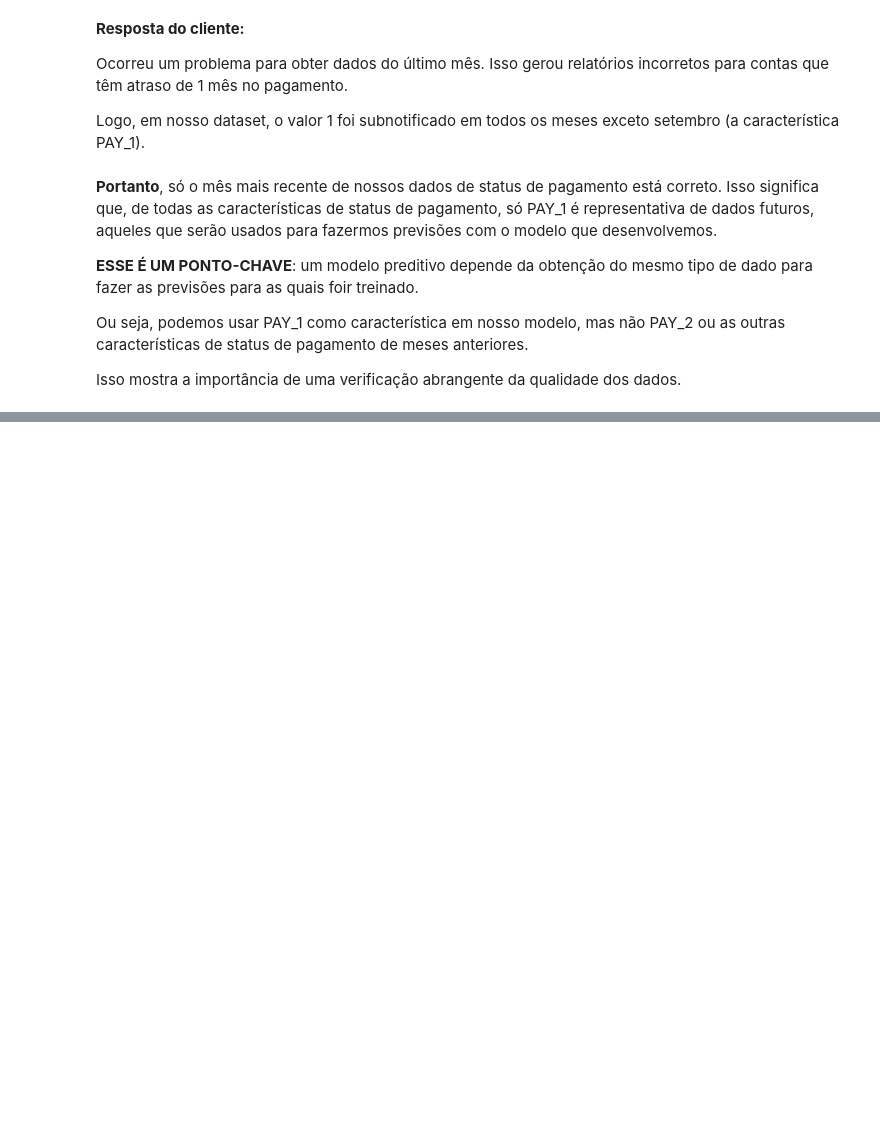
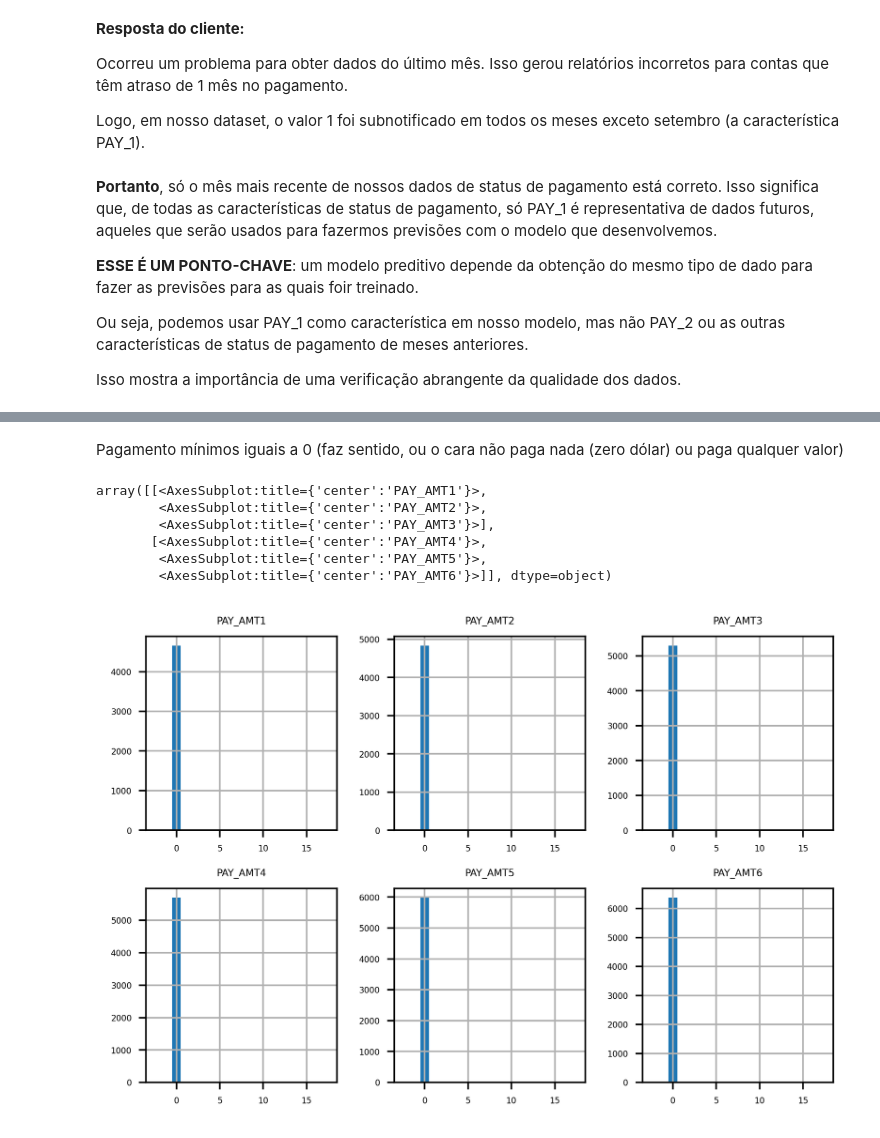
Before and after one commit to renatogcruz/pos_data_science_analytics, a Jupyter notebook: data_science/projetos_de_ciencias_de_dados_com_python/Cap_01/Cap. 01 - Exploração e limpeza de dados.ipynb, the cells around one changed output, grey strips where cells are left out. Cells and saved outputs as stored; diff of their text form; code cells hidden in the pictures; blank space fills up the shorter version.

```diff
--- a/data_science/projetos_de_ciencias_de_dados_com_python/Cap_01/Cap. 01 - Exploração e limpeza de dados.ipynb
+++ b/data_science/projetos_de_ciencias_de_dados_com_python/Cap_01/Cap. 01 - Exploração e limpeza de dados.ipynb
@@ -1114,0 +1193,15 @@ página 63 ...
+# %% [markdown]
+Pagamento mínimos iguais a 0 (faz sentido, ou o cara não paga nada (zero dólar) ou paga qualquer valor)
+# %%
+# 5 - Plote um histograma das características de pagamento da fatura (página 65)
+
+mpl.rcParams['font.size'] = 4
+df[previous_pay_list].hist(bins=pay_1_bins, layout=(2, 3))
+# %% [output]
+array([[<AxesSubplot:title={'center':'PAY_AMT1'}>,
+        <AxesSubplot:title={'center':'PAY_AMT2'}>,
+        <AxesSubplot:title={'center':'PAY_AMT3'}>],
+       [<AxesSubplot:title={'center':'PAY_AMT4'}>,
+        <AxesSubplot:title={'center':'PAY_AMT5'}>,
+        <AxesSubplot:title={'center':'PAY_AMT6'}>]], dtype=object)
+[figure, added]
```
Also changed, not shown: parts of 18 cells of this notebook.
